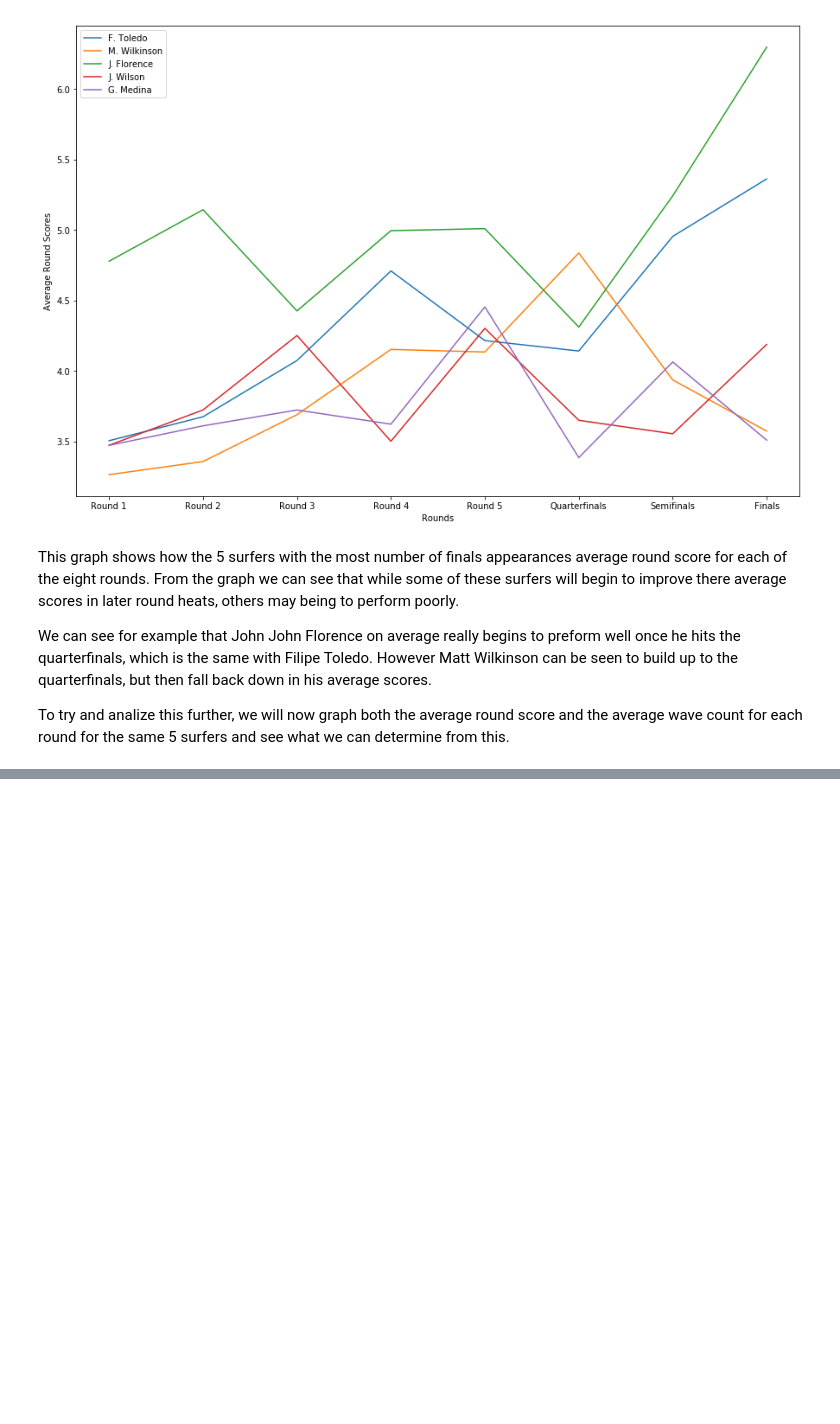
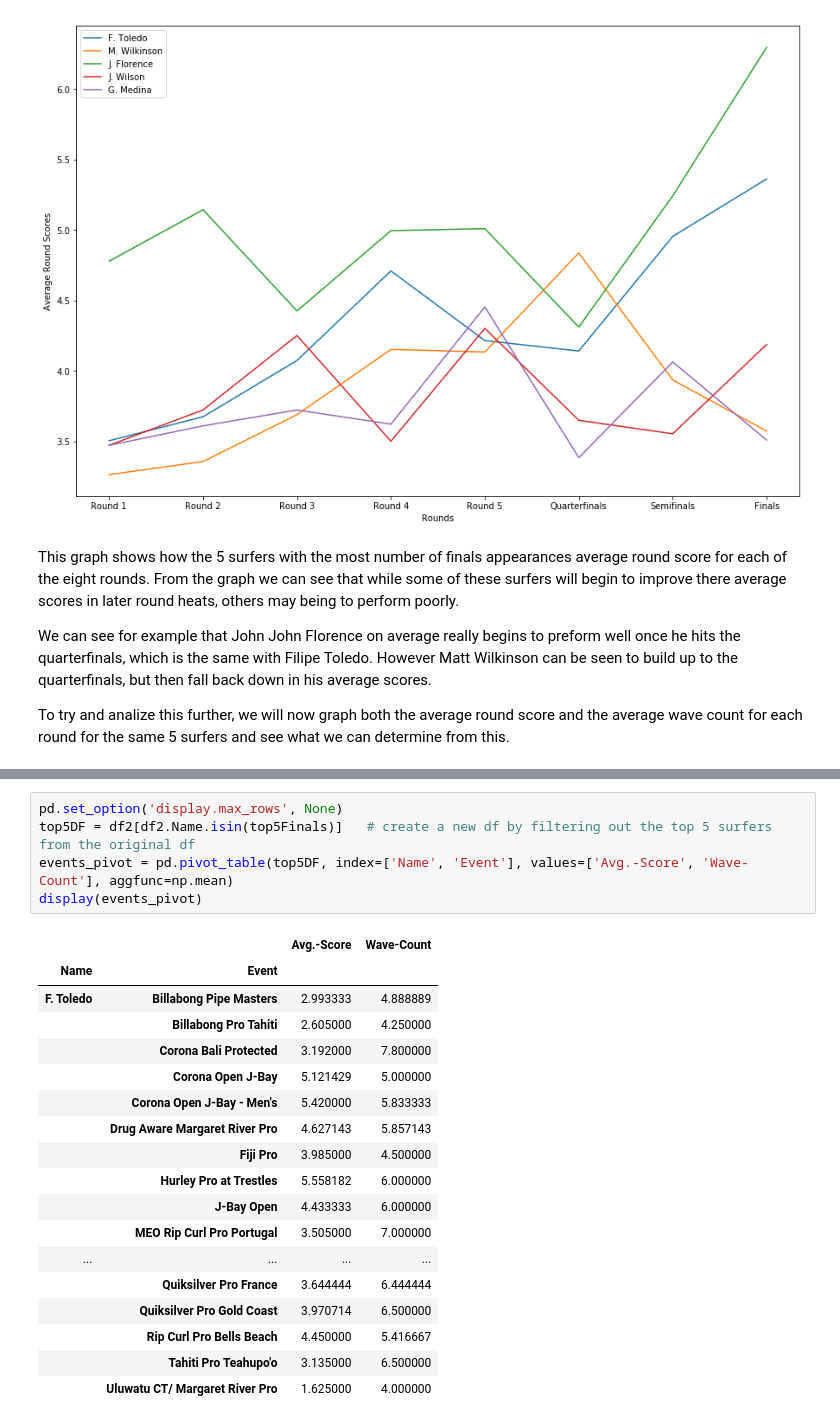
Before and after one commit to csecen/surfScores, a Jupyter notebook: waveScoreAnalysis.ipynb, the cells around one changed output, grey strips where cells are left out. Drawn from its saved outputs; the diff is of its cells as text; blank space fills up the shorter version.

Commit message:
Addition of pivot table

```diff
--- a/waveScoreAnalysis.ipynb
+++ b/waveScoreAnalysis.ipynb
@@ -329,0 +344,24 @@ Let's change what we're looking at for a bit now. We will continue to look at th
+# %%
+pd.set_option('display.max_rows', None)
+top5DF = df2[df2.Name.isin(top5Finals)]   # create a new df by filtering out the top 5 surfers from the original df
+events_pivot = pd.pivot_table(top5DF, index=['Name', 'Event'], values=['Avg.-Score', 'Wave-Count'], aggfunc=np.mean)
+display(events_pivot)
+# %% [output]
+|  |  | Avg.-Score | Wave-Count |
+| Name | Event |  |  |
+| F. Toledo | Billabong Pipe Masters | 2.993333 | 4.888889 |
+|  | Billabong Pro Tahiti | 2.605000 | 4.250000 |
+|  | Corona Bali Protected | 3.192000 | 7.800000 |
+|  | Corona Open J-Bay | 5.121429 | 5.000000 |
+|  | Corona Open J-Bay - Men's | 5.420000 | 5.833333 |
+|  | Drug Aware Margaret River Pro | 4.627143 | 5.857143 |
+|  | Fiji Pro | 3.985000 | 4.500000 |
+|  | Hurley Pro at Trestles | 5.558182 | 6.000000 |
+|  | J-Bay Open | 4.433333 | 6.000000 |
+|  | MEO Rip Curl Pro Portugal | 3.505000 | 7.000000 |
+| ... | ... | ... | ... |
+|  | Quiksilver Pro France | 3.644444 | 6.444444 |
+|  | Quiksilver Pro Gold Coast | 3.970714 | 6.500000 |
+|  | Rip Curl Pro Bells Beach | 4.450000 | 5.416667 |
+|  | Tahiti Pro Teahupo'o | 3.135000 | 6.500000 |
+|  | Uluwatu CT/ Margaret River Pro | 1.625000 | 4.000000 |
```
Also changed, not shown: parts of 2 cells of this notebook.
